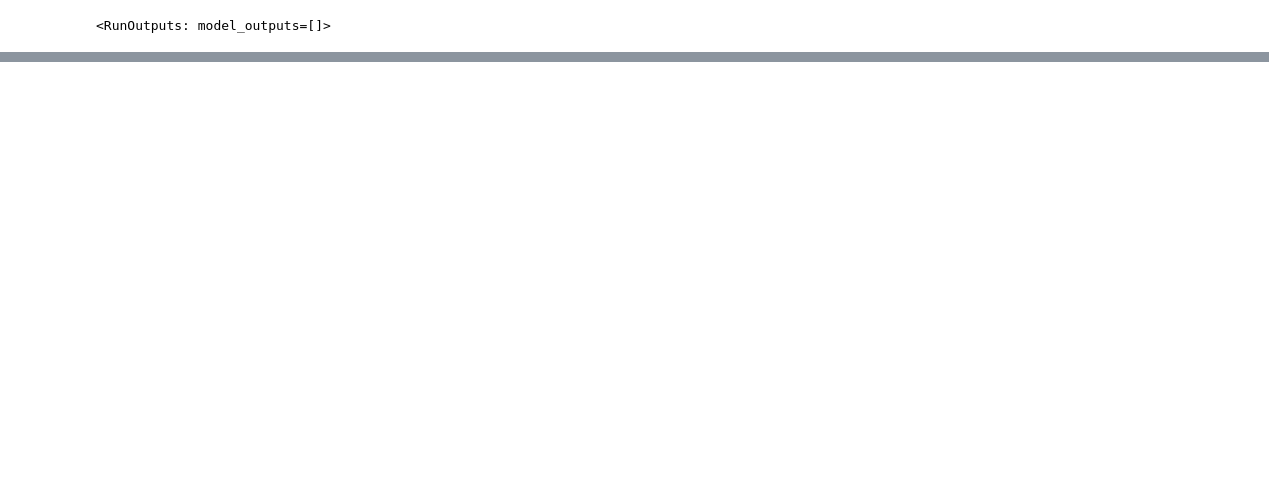
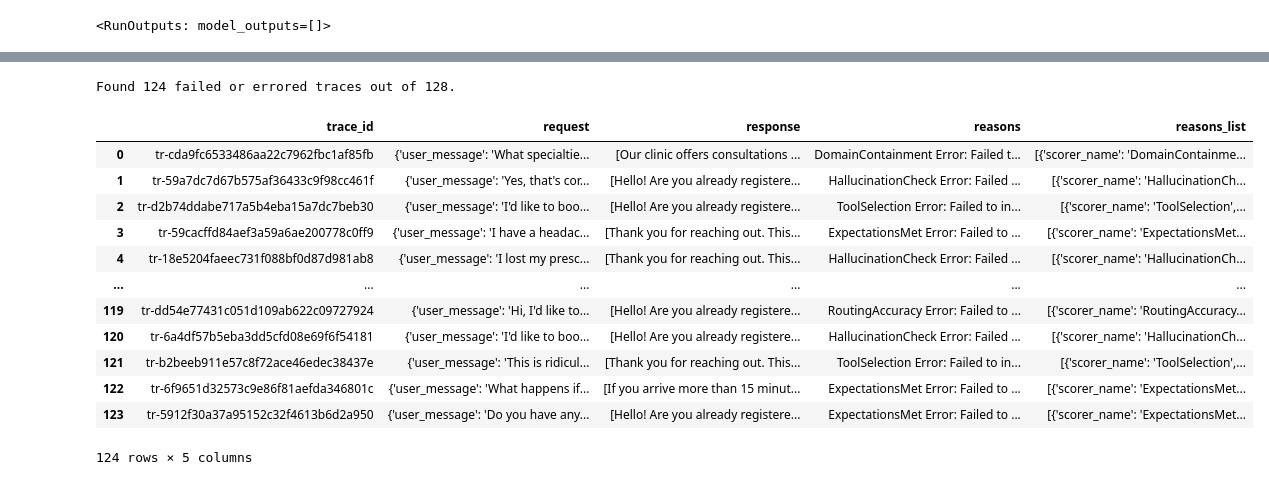
Before and after one commit to phnv/customer-service-scheduling-bot, a Jupyter notebook: notebooks/prompt_evaluation.ipynb, the cells around one changed output, grey strips where cells are left out. Drawn from its saved outputs; the diff is of its cells as text; code cells hidden in the pictures; blank space fills up the shorter version.

```diff
--- a/notebooks/prompt_evaluation.ipynb
+++ b/notebooks/prompt_evaluation.ipynb
@@ -217,0 +176,62 @@ df.columns.tolist()
+# %%
+failed_traces = []
+
+if traces_df is not None and not traces_df.empty:
+    for idx, row in traces_df.iterrows():
+        assessments = row.get('assessments', [])
+
+        has_failure = False
+        failure_reasons = []
+        failure_reasons_2 = []
+
+        for assessment in assessments:
+            feedback = assessment.get('feedback', {})
+            error = feedback.get('error')
+            val = feedback.get('value')
+
+            scorer_name = assessment.get('assessment_name', 'UnknownScorer')
+
+            if error is not None:
+                has_failure = True
+                failure_reasons.append(f"{scorer_name} Error: {error.get('error_message')}")
+                failure_reasons_2.append({'scorer_name': scorer_name, 'error_reason':error.get('error_message') })
+            elif val is None or str(val).lower() != 'yes':
+                has_failure = True
+                rationale = feedback.get('rationale', None)
+                failure_reasons.append(f"{scorer_name} Failed: {rationale}")
+                failure_reasons_2.append({'scorer_name': scorer_name, 'error_reason':error or 'no error rationale' })
+
+        if has_failure:
+            failed_traces.append({
+                'trace_id': row['trace_id'],
+                'request': row['request'],
+                'response': row['response'],
+                'reasons': " | ".join(failure_reasons),
+                'reasons_list': failure_reasons_2
+            })
+
+    print(f"Found {len(failed_traces)} failed or errored traces out of {len(traces_df)}.")
+else:
+    print("No traces loaded.")
+# %% [output]
+Found 124 failed or errored traces out of 128.
+# %%
+if failed_traces:
+    failed_df = pd.DataFrame(failed_traces)
+    display(failed_df)
+else:
+    print("No failed traces to display.")
+# %% [output]
+|  | trace_id | request | response | reasons | reasons_list |
+| 0 | tr-cda9fc6533486aa22c7962fbc1af85fb | {'user_message': 'What specialtie... | [Our clinic offers consultations ... | DomainContainment Error: Failed t... | [{'scorer_name': 'DomainContainme... |
+| 1 | tr-59a7dc7d67b575af36433c9f98cc461f | {'user_message': 'Yes, that's cor... | [Hello! Are you already registere... | HallucinationCheck Error: Failed ... | [{'scorer_name': 'HallucinationCh... |
+| 2 | tr-d2b74ddabe717a5b4eba15a7dc7beb30 | {'user_message': 'I'd like to boo... | [Hello! Are you already registere... | ToolSelection Error: Failed to in... | [{'scorer_name': 'ToolSelection',... |
+| 3 | tr-59cacffd84aef3a59a6ae200778c0ff9 | {'user_message': 'I have a headac... | [Thank you for reaching out. This... | ExpectationsMet Error: Failed to ... | [{'scorer_name': 'ExpectationsMet... |
+| 4 | tr-18e5204faeec731f088bf0d87d981ab8 | {'user_message': 'I lost my presc... | [Thank you for reaching out. This... | HallucinationCheck Error: Failed ... | [{'scorer_name': 'HallucinationCh... |
+| ... | ... | ... | ... | ... | ... |
+| 119 | tr-dd54e77431c051d109ab622c09727924 | {'user_message': 'Hi, I'd like to... | [Hello! Are you already registere... | RoutingAccuracy Error: Failed to ... | [{'scorer_name': 'RoutingAccuracy... |
+| 120 | tr-6a4df57b5eba3dd5cfd08e69f6f54181 | {'user_message': 'I'd like to boo... | [Hello! Are you already registere... | HallucinationCheck Error: Failed ... | [{'scorer_name': 'HallucinationCh... |
+| 121 | tr-b2beeb911e57c8f72ace46edec38437e | {'user_message': 'This is ridicul... | [Thank you for reaching out. This... | ToolSelection Error: Failed to in... | [{'scorer_name': 'ToolSelection',... |
+| 122 | tr-6f9651d32573c9e86f81aefda346801c | {'user_message': 'What happens if... | [If you arrive more than 15 minut... | ExpectationsMet Error: Failed to ... | [{'scorer_name': 'ExpectationsMet... |
+| 123 | tr-5912f30a37a95152c32f4613b6d2a950 | {'user_message': 'Do you have any... | [Hello! Are you already registere... | ExpectationsMet Error: Failed to ... | [{'scorer_name': 'ExpectationsMet... |
+124 rows × 5 columns
```
Also changed, not shown: parts of 29 cells of this notebook, 19 other files.
